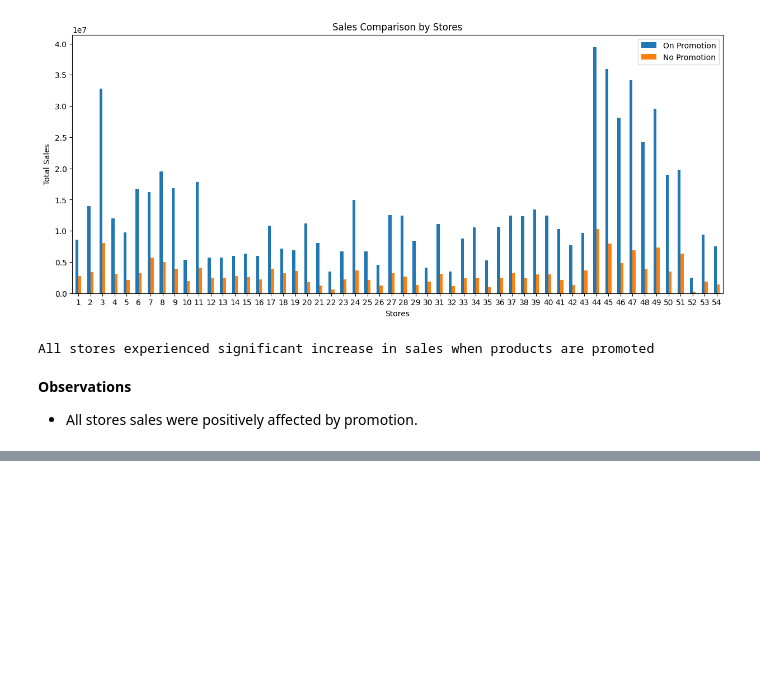
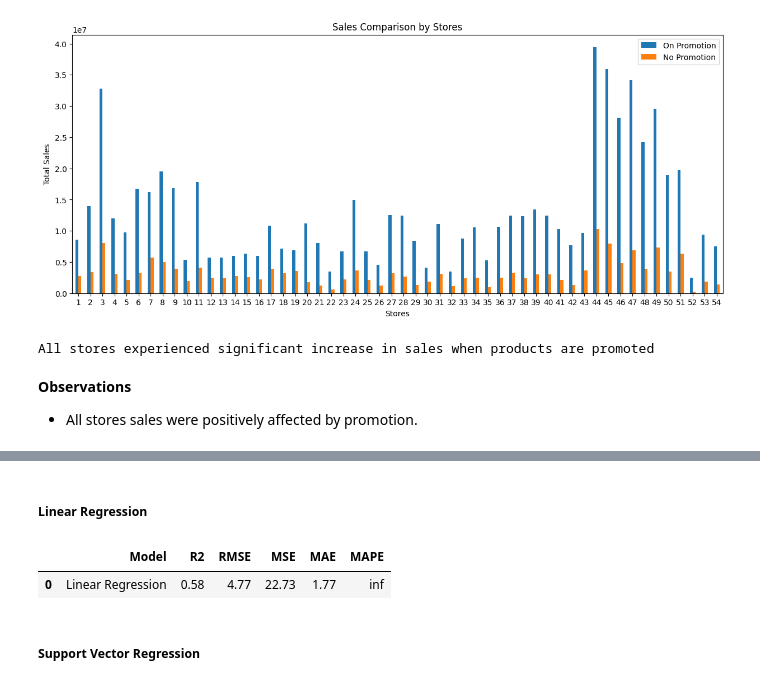
Before and after one commit to Kwamena-A-Yamoah/Time-Series-Regression-Analysis-Corporation-Favorita-, a Jupyter notebook: Notebook/Time_Series_Regression_Analysis.ipynb, the cells around one changed output, grey strips where cells are left out. Saved outputs shown, nothing was run; the diff lists cells and outputs as text; code cells hidden in the pictures; blank space fills up the shorter version.

Commit message:
Models

```diff
--- a/Notebook/Time_Series_Regression_Analysis.ipynb
+++ b/Notebook/Time_Series_Regression_Analysis.ipynb
@@ -1503,0 +1634,19 @@ __Observations__
+# %%
+# Define preprocessing steps for categorical and numerical features
+categorical_preprocessor = Pipeline(steps=[
+    ('imputer', SimpleImputer(strategy='most_frequent')),  # Handle missing values
+    ('onehot', OneHotEncoder())
+])
+
+numeric_preprocessor = Pipeline(steps=[
+    ('imputer', SimpleImputer(strategy='median')),  # Handle missing values
+    ('scaler', RobustScaler())
+])
+
+# Combine the preprocessing steps into a single transformer
+preprocessor = ColumnTransformer(
+    transformers=[
+        ('num', numeric_preprocessor, numeric_columns),
+        ('cat', categorical_preprocessor, categorical_columns)
+    ]
+)
@@ -1503,0 +1682,45 @@ __Observations__
+# %% [markdown]
+##### Linear Regression
+# %%
+# Create a pipeline that includes the preprocessor and a model
+lr_pipeline = Pipeline(steps=[
+    ('preprocessor', preprocessor),
+    ('model', LinearRegression())  # Replace with your model
+])
+
+# Fit the pipeline on the training data
+lr_pipeline.fit(X_train, y_train_scaled)
+
+# Predict on the test set
+y_pred_lr = lr_pipeline.predict(X_test)
+
+# Calculate metrics
+mse_lr = mean_squared_error(y_test_scaled, y_pred_lr)
+rmse_lr = np.sqrt(mse_lr)
+mae_lr = mean_absolute_error(y_test_scaled, y_pred_lr)
+mape_lr = np.mean(np.abs((y_test_scaled - y_pred_lr) / y_test_scaled)) * 100
+r2_lr = r2_score(y_test_scaled, y_pred_lr)
+
+# # Print Metrics
+# print("Linear Regression Model")
+# print(f'MSE: {mse_lr:.2f}')
+# print(f'RMSE: {rmse_lr:.2f}')
+# print(f'MAE: {mae_lr:.2f}')
+# print(f'MAPE: {mape_lr:.2f}')
+# print(f'r2: {r2_lr:.2f}')
+
+# Create a DataFrame to store results for Random Forest
+results_lr = pd.DataFrame({'Model': ['Linear Regression'],
+                            'R2': [r2_lr],
+                            'RMSE': [rmse_lr],
+                            'MSE': [mse_lr],
+                            'MAE': [mae_lr],
+                            'MAPE': [mape_lr]}).round(2)
+
+# Print the results_rf dataframe
+results_lr
+# %% [output]
+|  | Model | R2 | RMSE | MSE | MAE | MAPE |
+| 0 | Linear Regression | 0.58 | 4.77 | 22.73 | 1.77 | inf |
+# %% [markdown]
+##### Support Vector Regression
```
Also changed, not shown: parts of 29 cells of this notebook.
